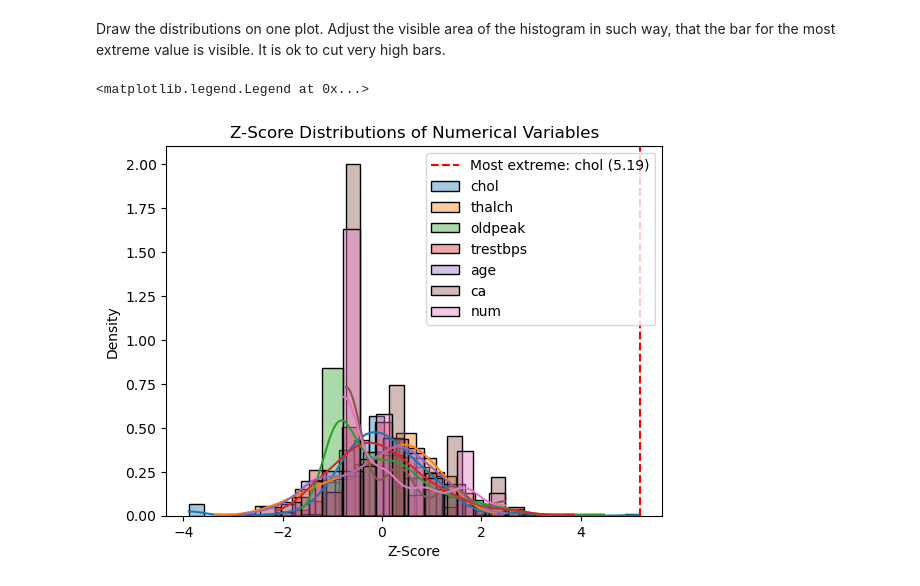
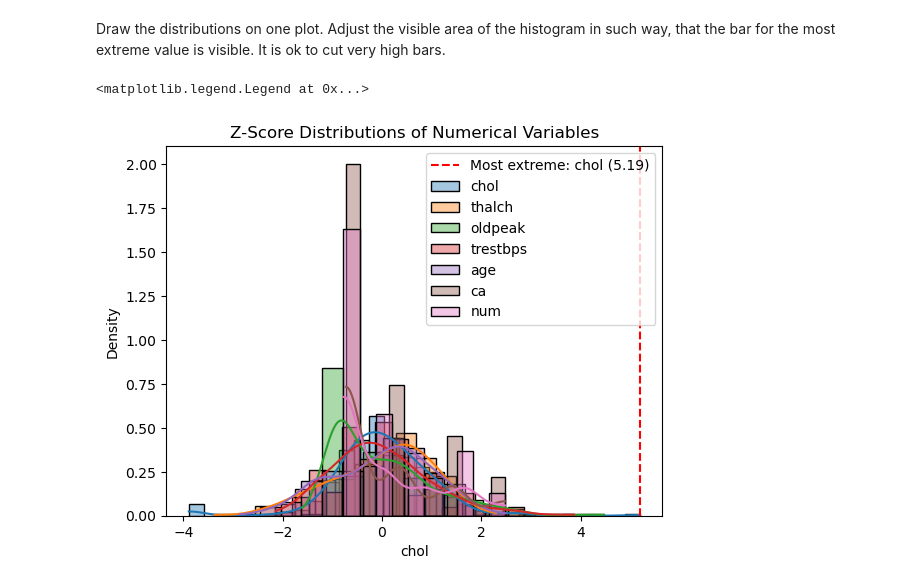
Before and after one commit to eliana0398/HW_Eliana, a Jupyter notebook: hw02_outliers_z_score_EM.ipynb, the cells around one changed output. Drawn from its saved outputs; the diff is of its cells as text; code cells hidden in the pictures.

```diff
--- a/hw02_outliers_z_score_EM.ipynb
+++ b/hw02_outliers_z_score_EM.ipynb
@@ -327,10 +327,10 @@ num_vars
 Find the most extreme value in the dataset: in what column is it in?
 # %%
 z_values = df_z[numerical_vars]
-abs_z_values = z_values.abs()
-max_z = abs_z_values.max().max()
-max_col = abs_z_values.max().idxmax()
-max_z_row = abs_z_values.max(axis=1).idxmax()
+absolute_z_values = z_values.abs()
+max_z = absolute_z_values.max().max()
+max_col = absolute_z_values.max().idxmax()
+max_z_row = absolute_z_values.max(axis=1).idxmax()
 
 print(f"Most extreme value is in column: {max_col}")
 print(f"Z-score value: {max_z}")
@@ -344,14 +344,12 @@ Draw the distributions on one plot. Adjust the visible area of the histogram in
 # %%
 for col in numerical_vars:
     sns.histplot(df_z[col], kde=True, stat='density', alpha=0.4, label=col)
 
 plt.axvline(x=df_z.loc[max_z_row, max_col], color='red', linestyle='--',
            label=f'Most extreme: {max_col} ({df_z.loc[max_z_row, max_col]:.2f})')
 
 plt.title('Z-Score Distributions of Numerical Variables')
-plt.xlabel('Z-Score')
-plt.ylabel('Density')
 plt.legend()
 # %% [output]
 <matplotlib.legend.Legend at 0x...>
-[figure, old version]
+[figure, new version]
```
Also changed, not shown: parts of 3 cells of this notebook.
